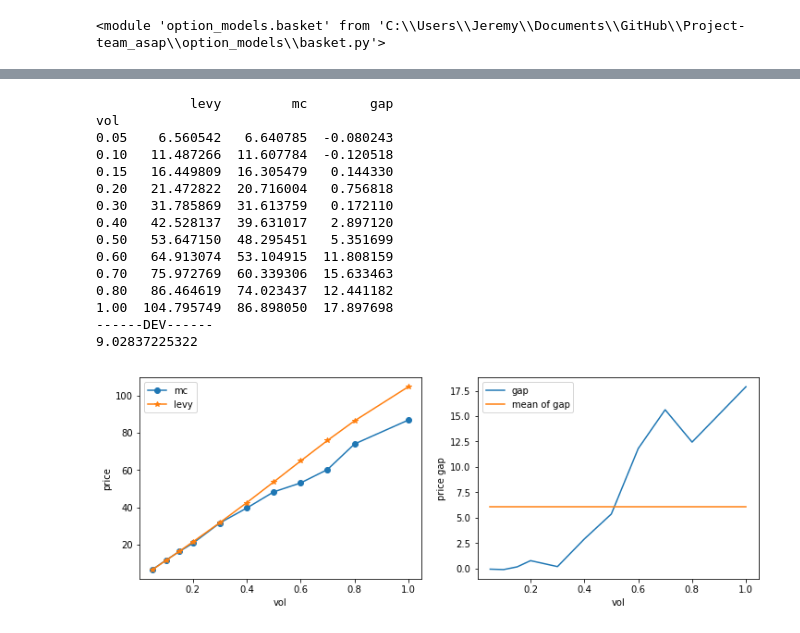
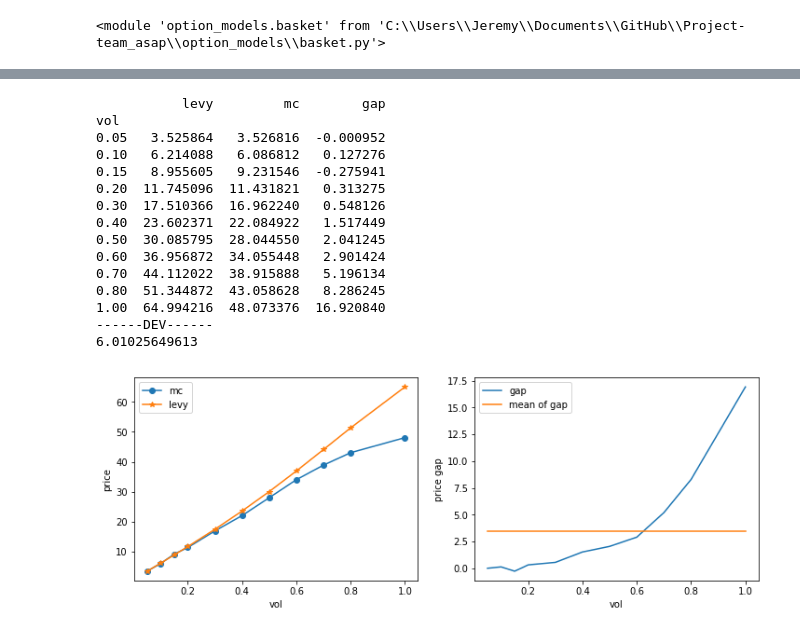
Before and after one commit to Chaney940/Project-team_asap, a Jupyter notebook: TestCode_BasketSpread.ipynb, the cells around one changed output, grey strips where cells are left out. Cells and saved outputs as stored; diff of their text form; code cells hidden in the pictures.

```diff
--- a/TestCode_BasketSpread.ipynb
+++ b/TestCode_BasketSpread.ipynb
@@ -321,34 +351,44 @@ vol
 # %%
-#(d2) varing the volatility, fix σ1 = 5% and vary the remaining volatilities
-#symmetrically.
+#(d2) varing the volatility, fix σ1 = 5% and vary the remaining volatilities symmetrically.
 #varied between 5% and 100%.
+#standard test example in Paper
+spot = np.ones(4) * 100
+vol = np.ones(4) * 0.4
+weights = np.ones(4) * 0.25
+divr = np.zeros(4)
+intr = 0
+cor_m = 0.5*np.identity(4) + 0.5*np.ones((4,4))
+texp = 5
+strike=100
+strikeRange=range(50,160,10)
+
 volRange=[0.05,0.1,0.15,0.2,0.3,0.4,0.5,0.6,0.7,0.8,1]
 
 mcList=[]
 levyList=[]
 
 for vol in volRange:
     vol=np.array([0.05,vol,vol,vol])
     basket4d2 = basket_Levy.Basket(vol, weights, cor_m, divr)
     mcList.append(basket.basket_price_mc(strike, spot, vol, weights, texp, cor_m, bsm=True))
     levyList.append(basket4d2.price_Levy(strike, spot, texp, intr))
 
 plotGap(mcList,levyList,'vol',volRange)
 # %% [output]
-            levy         mc        gap
+           levy         mc        gap
 vol
-0.05    6.560542   6.640785  -0.080243
-0.10   11.487266  11.607784  -0.120518
-0.15   16.449809  16.305479   0.144330
-0.20   21.472822  20.716004   0.756818
-0.30   31.785869  31.613759   0.172110
-0.40   42.528137  39.631017   2.897120
-0.50   53.647150  48.295451   5.351699
-0.60   64.913074  53.104915  11.808159
-0.70   75.972769  60.339306  15.633463
-0.80   86.464619  74.023437  12.441182
-1.00  104.795749  86.898050  17.897698
+0.05   3.525864   3.526816  -0.000952
+0.10   6.214088   6.086812   0.127276
+0.15   8.955605   9.231546  -0.275941
+0.20  11.745096  11.431821   0.313275
+0.30  17.510366  16.962240   0.548126
+0.40  23.602371  22.084922   1.517449
+0.50  30.085795  28.044550   2.041245
+0.60  36.956872  34.055448   2.901424
+0.70  44.112022  38.915888   5.196134
+0.80  51.344872  43.058628   8.286245
+1.00  64.994216  48.073376  16.920840
 ------DEV------
-9.02837225322
+6.01025649613
-[figure, old version]
+[figure, new version]
 # %%
```
Also changed, not shown: parts of 9 cells of this notebook.
